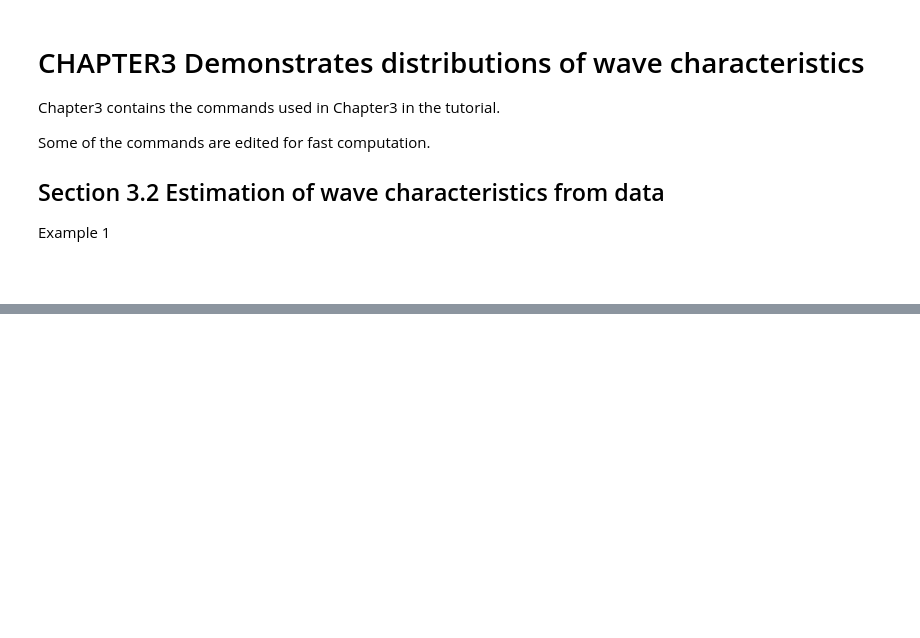
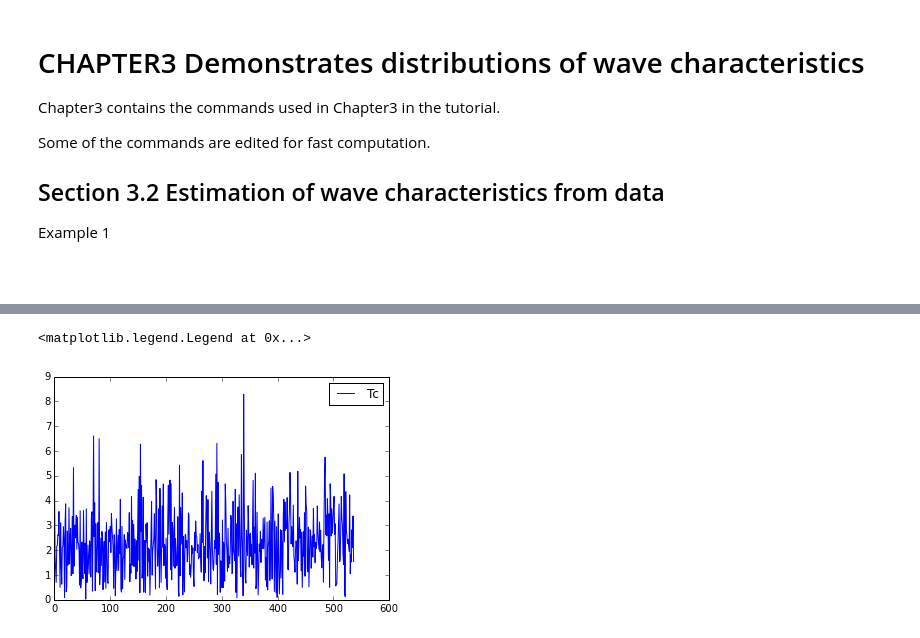
Before and after one commit to seumasmorrison/pywafo, a Jupyter notebook: pywafo/src/wafo/doc/tutorial_scripts/WAFO Chapter 3.ipynb, the cells around one changed output, grey strips where cells are left out. Cells and saved outputs as stored; diff of their text form; code cells hidden in the pictures; blank space fills up the shorter version.

Commit message:
removed error and added plots

```diff
--- a/pywafo/src/wafo/doc/tutorial_scripts/WAFO Chapter 3.ipynb
+++ b/pywafo/src/wafo/doc/tutorial_scripts/WAFO Chapter 3.ipynb
@@ -26,0 +28,6 @@ AssertionError:
+# %%
+plt.plot(Tc, label='Tc')
+plt.legend()
+# %% [output]
+<matplotlib.legend.Legend at 0x...>
+[figure, added]
```
Also changed, not shown: parts of 3 cells of this notebook.
